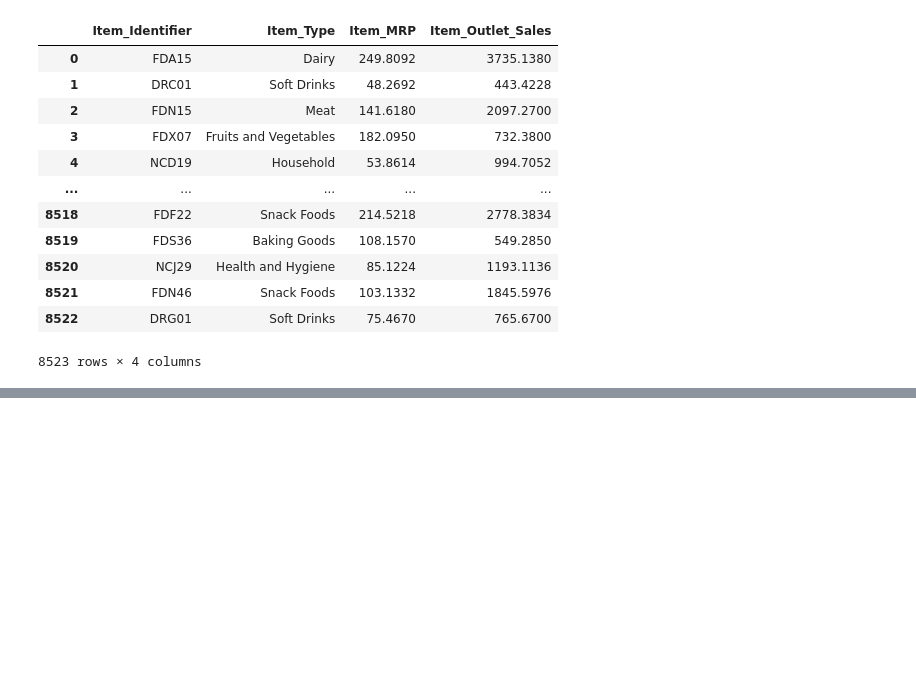
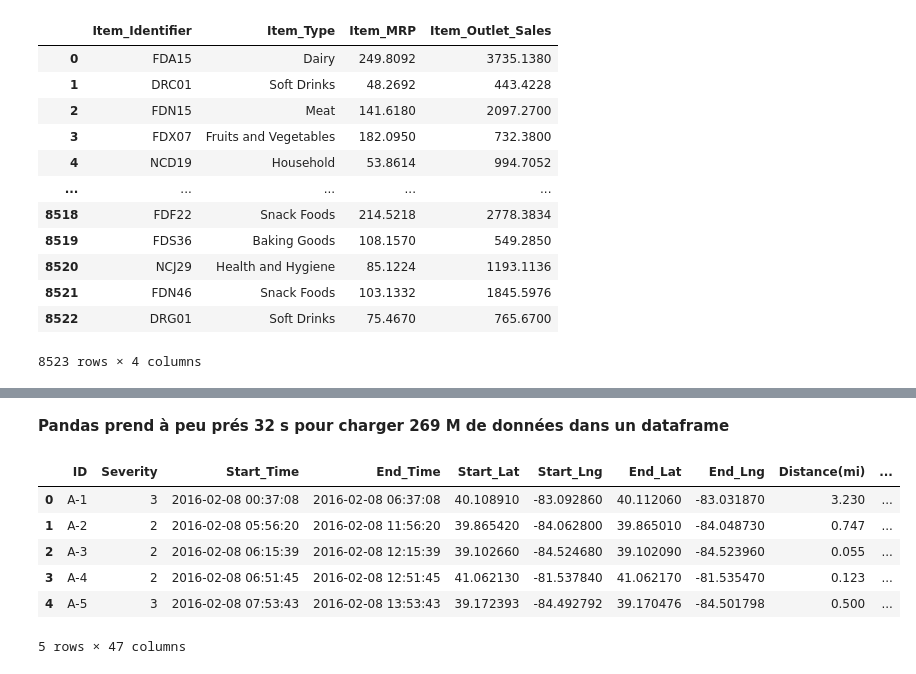
Before and after one commit to MamadouBousso/Cours-Python, a Jupyter notebook: Lecture_Fichiers_CSV.ipynb, the cells around one changed output, grey strips where cells are left out. Saved outputs shown, nothing was run; the diff lists cells and outputs as text; code cells hidden in the pictures; blank space fills up the shorter version.

```diff
--- a/Lecture_Fichiers_CSV.ipynb
+++ b/Lecture_Fichiers_CSV.ipynb
@@ -373,0 +469,3 @@ read_specific_columns
+# %%
+# Mettons le chemin dans une variable
+data_acc_path = '/content/us-accidents'
@@ -373,0 +482,5 @@ read_specific_columns
+# %%
+%%time
+
+data_acc_df = pd.read_csv(data_acc_path+'/US_Accidents_Dec21_updated.csv')
+print("Dimension du dataframe",data_acc_df.shape)
@@ -373,0 +491,12 @@ read_specific_columns
+# %% [markdown]
+**Pandas prend à peu prés 32 s pour charger 269 M de données dans un dataframe**
+# %%
+data_acc_df.head()
+# %% [output]
+|  | ID | Severity | Start_Time | End_Time | Start_Lat | Start_Lng | End_Lat | End_Lng | Distance(mi) | ... |
+| 0 | A-1 | 3 | 2016-02-08 00:37:08 | 2016-02-08 06:37:08 | 40.108910 | -83.092860 | 40.112060 | -83.031870 | 3.230 | ... |
+| 1 | A-2 | 2 | 2016-02-08 05:56:20 | 2016-02-08 11:56:20 | 39.865420 | -84.062800 | 39.865010 | -84.048730 | 0.747 | ... |
+| 2 | A-3 | 2 | 2016-02-08 06:15:39 | 2016-02-08 12:15:39 | 39.102660 | -84.524680 | 39.102090 | -84.523960 | 0.055 | ... |
+| 3 | A-4 | 2 | 2016-02-08 06:51:45 | 2016-02-08 12:51:45 | 41.062130 | -81.537840 | 41.062170 | -81.535470 | 0.123 | ... |
+| 4 | A-5 | 3 | 2016-02-08 07:53:43 | 2016-02-08 13:53:43 | 39.172393 | -84.492792 | 39.170476 | -84.501798 | 0.500 | ... |
+5 rows × 47 columns
```
Also changed, not shown: parts of 43 cells of this notebook.
